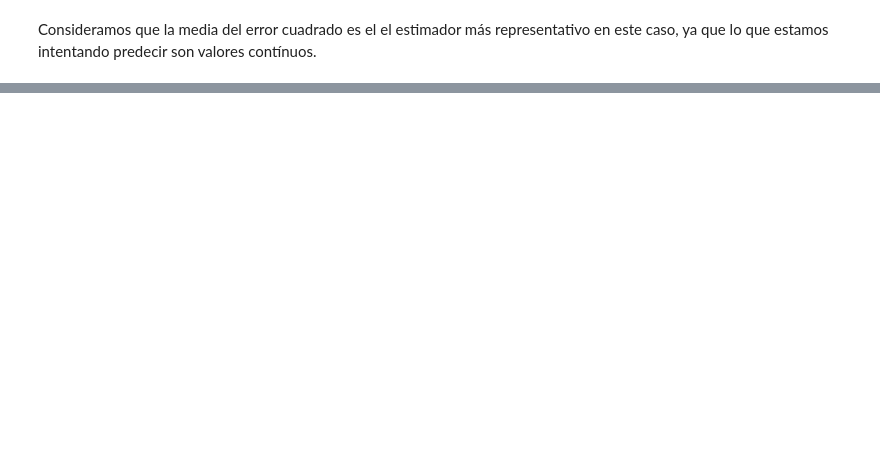
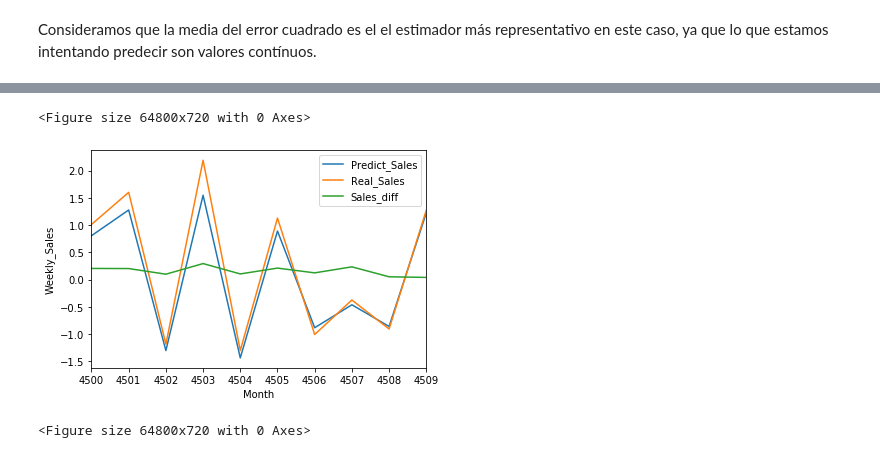
Before and after one commit to dbourdin/diplodatos-mentorias, a Jupyter notebook: AprendizajeSupervisado/retail_data_analytics.ipynb, the cells around one changed output, grey strips where cells are left out. Cells and saved outputs as stored; diff of their text form; code cells hidden in the pictures; blank space fills up the shorter version.

```diff
--- a/AprendizajeSupervisado/retail_data_analytics.ipynb
+++ b/AprendizajeSupervisado/retail_data_analytics.ipynb
@@ -269,7 +299,7 @@ Conjunto de validación 1.5863596493794088
 # %% [markdown]
 Vamos a probar utilizando Polynomial Regression
 # %%
-polynomial_degree = 5
+polynomial_degree = 2
 poly_features = PolynomialFeatures(polynomial_degree)
 poly_features.fit(X_train_features)
 
@@ -327,4 +409,4 @@ Consideramos que la media del error cuadrado es el el estimador más representat
 # %%
-model = svm.SVC()
+model = DecisionTreeRegressor(criterion='mse', max_depth=None, min_samples_leaf=1)
 model.fit(X_train_features, y_train)
 # %% [output]
@@ -331,0 +434,5 @@ ValueError: Unknown label type: 'continuous'
+# %%
+predictions = model.predict(X_test_features)
+# %%
+predict_sales = pd.DataFrame({'Predict_Sales': predictions, 'Real_Sales': y_test})
+predict_sales['Sales_diff'] = abs((predict_sales['Predict_Sales'] - predict_sales['Real_Sales']) / predict_sales['Real_Sales'])
@@ -331,0 +469,9 @@ ValueError: Unknown label type: 'continuous'
+# %%
+predict_sales.head(10).plot.line()
+plt.ylabel('Weekly_Sales')
+plt.xlabel('Month')
+plt.figure(figsize=(900,10))
+# %% [output]
+<Figure size 64800x720 with 0 Axes>
+[figure, added]
+<Figure size 64800x720 with 0 Axes>
```
Also changed, not shown: parts of 27 cells of this notebook.
